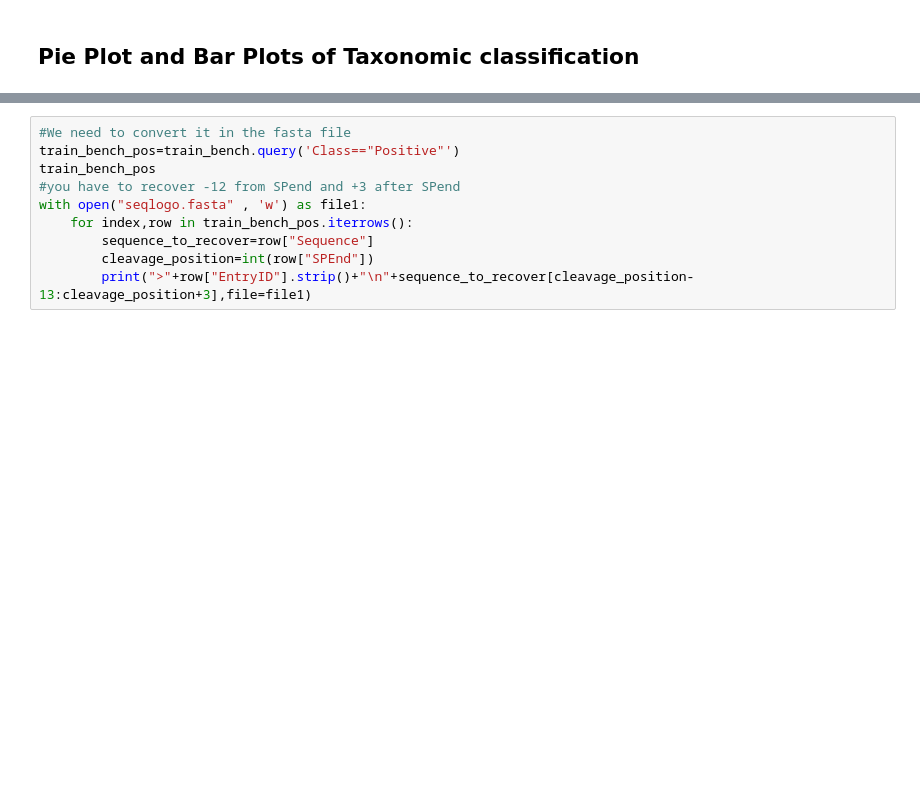
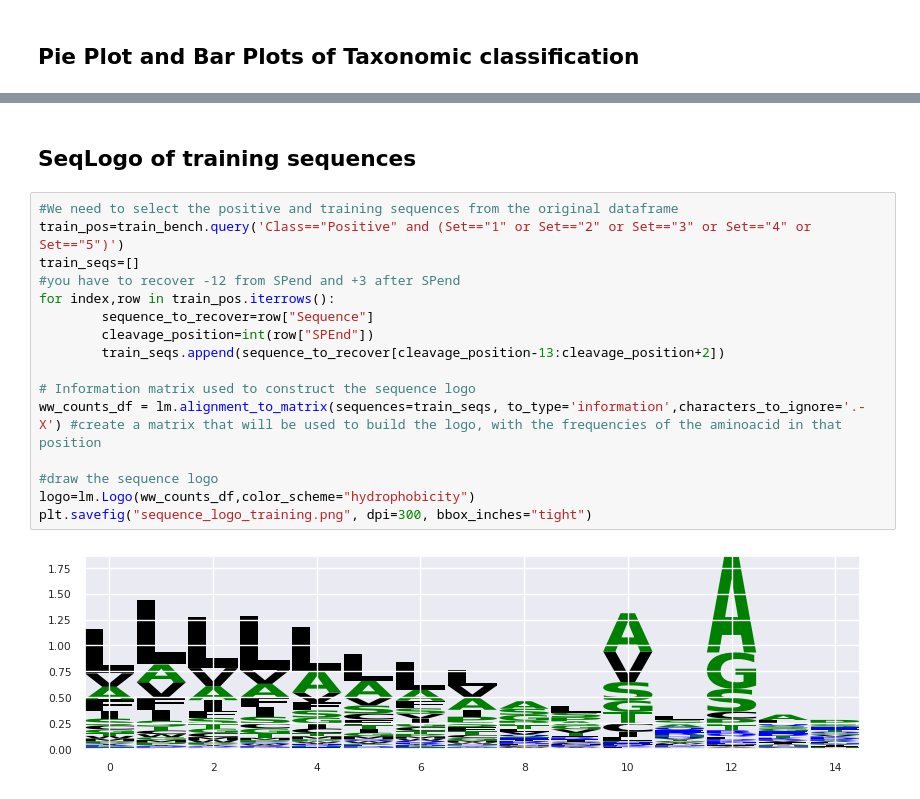
Before and after one commit to LucaCagnini/LB2_project_Group_3, a Jupyter notebook: Data_Preparation/weblogo_pie_chart.ipynb, the cells around one changed output, grey strips where cells are left out. Drawn from its saved outputs; the diff is of its cells as text; blank space fills up the shorter version.

```diff
--- a/Data_Preparation/weblogo_pie_chart.ipynb
+++ b/Data_Preparation/weblogo_pie_chart.ipynb
@@ -50,10 +71,20 @@ Text(0.5, 0.98, 'Kingdom Barplot')
+# %% [markdown]
+## SeqLogo of training sequences
 # %%
-#We need to convert it in the fasta file
-train_bench_pos=train_bench.query('Class=="Positive"')
-train_bench_pos
+#We need to select the positive and training sequences from the original dataframe
+train_pos=train_bench.query('Class=="Positive" and (Set=="1" or Set=="2" or Set=="3" or Set=="4" or Set=="5")')
+train_seqs=[]
 #you have to recover -12 from SPend and +3 after SPend
-with open("seqlogo.fasta" , 'w') as file1:
-    for index,row in train_bench_pos.iterrows():
+for index,row in train_pos.iterrows():
         sequence_to_recover=row["Sequence"]
         cleavage_position=int(row["SPEnd"])
-        print(">"+row["EntryID"].strip()+"\n"+sequence_to_recover[cleavage_position-13:cleavage_position+3],file=file1)
+        train_seqs.append(sequence_to_recover[cleavage_position-13:cleavage_position+2])
+
+# Information matrix used to construct the sequence logo
+ww_counts_df = lm.alignment_to_matrix(sequences=train_seqs, to_type='information',characters_to_ignore='.-X') #create a matrix that will be used to build the logo, with the frequencies of the aminoacid in that position
+
+#draw the sequence logo
+logo=lm.Logo(ww_counts_df,color_scheme="hydrophobicity")
+plt.savefig("sequence_logo_training.png", dpi=300, bbox_inches="tight")
+# %% [output]
+[figure, added]
```
Also changed, not shown: parts of 5 cells of this notebook, 3 other files.
